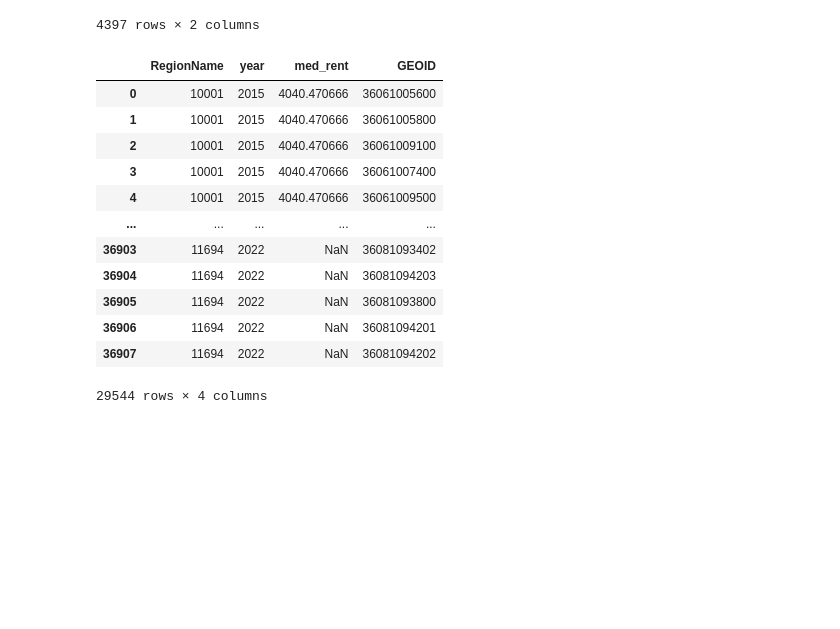
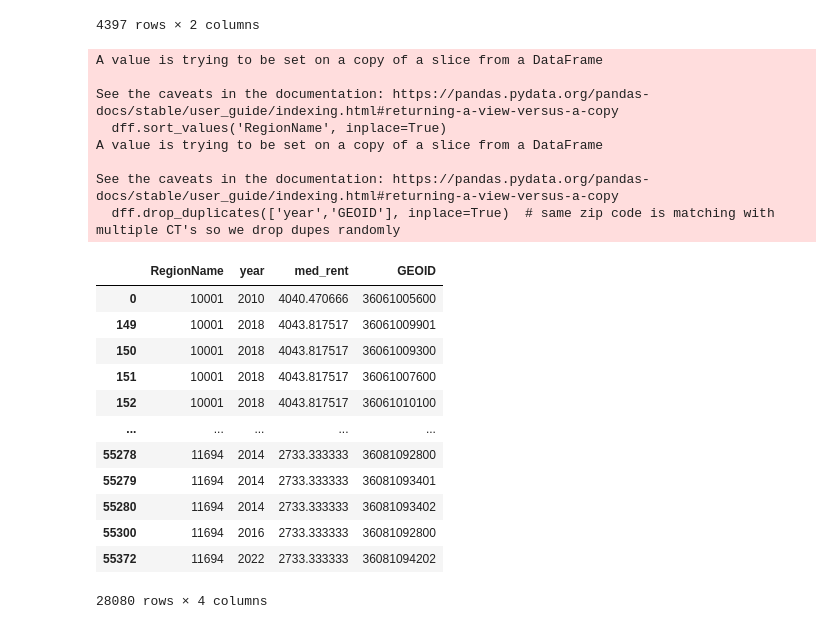
Before and after one commit to khyateed/forecasting-gentrification-nyc, a Jupyter notebook: zillow_data.ipynb, the cells around one changed output. Drawn from its saved outputs; the diff is of its cells as text; code cells hidden in the pictures; blank space fills up the shorter version.

```diff
--- a/zillow_data.ipynb
+++ b/zillow_data.ipynb
@@ -15,6 +15,4 @@ df = rent.melt(id_vars='RegionName',var_name='year',value_name='med_rent')
 df['year'] = pd.to_datetime(df['year']).dt.year
 df = df.groupby(['RegionName','year'])['med_rent'].mean().reset_index()
 df.RegionName = df.RegionName.astype(str)
-# df['year'] = pd.to_datetime(df['year'])
-df[-12:]
-pd.to_datetime(df['year'])
+df['year'] = pd.to_datetime(df['year'].astype(str))
@@ -36,9 +21,9 @@ Name: year, Length: 1460, dtype: datetime64[ns]
 # %%
 # expand date range to 2010
 
-full_date_range = pd.date_range(start='2010', end='2024', freq='YE')
+full_date_range = pd.date_range(start='2010-01-01', end='2024-01-01', freq='YS')
 more_yrs = df.groupby('RegionName')[['year','med_rent']].apply(lambda x: x.set_index('year').reindex(full_date_range))
 more_yrs = more_yrs.reset_index().rename(columns={'level_1':'year'})
-more_yrs[-20:]
+more_yrs[-14:]
 # %% [output]
 |  | RegionName | year | med_rent |
@@ -61,5 +44,6 @@ more_yrs[-20:]
 # %%
-# interpolate missing values
+# interpolate missing values TODO: interpolate using trend/percent change instead of just backfilling repeat value
 
-more_yrs.groupby('RegionName')[['year','med_rent']].apply(lambda x: x.bfill()).reset_index()
+df = more_yrs.groupby('RegionName')[['year','med_rent']].apply(lambda x: x.bfill()).reset_index().drop('level_1', axis=1)
+df
 # %% [output]
@@ -90,6 +74,9 @@ zips = zips.to_crs(epsg = 4326)
 # join files together on intersecion
 mapping = gpd.sjoin(zips, tracts, how='inner', predicate="intersects")[['ZCTA5CE20','GEOID']]
 mapping
+
+# add census tract to main dataframe
+merged = df.merge(mapping, left_on='RegionName', right_on='ZCTA5CE20', how='left').drop(['ZCTA5CE20'],axis=1)
 # %% [output]
 |  | ZCTA5CE20 | GEOID |
 | 9038 | 10152 | 36061010000 |
@@ -111,18 +94,29 @@ df = df.merge(mapping, left_on='RegionName', right_on='ZCTA5CE20', how='left').d
 # %%
 # remove 2024, 2023
-df = df[df.year.isin([2024, 2023])==False]
+merged['year'] = pd.to_datetime(merged['year']).dt.year
+dff = merged[merged.year.isin([2024, 2023])==False]
+dff.sort_values('RegionName', inplace=True)
+dff.drop_duplicates(['year','GEOID'], inplace=True)  # same zip code is matching with multiple CT's so we drop dupes randomly
 # %% [output]
+A value is trying to be set on a copy of a slice from a DataFrame
+
+See the caveats in the documentation: https://pandas.pydata.org/pandas-docs/stable/user_guide/indexing.html#returning-a-view-versus-a-copy
+  dff.sort_values('RegionName', inplace=True)
+A value is trying to be set on a copy of a slice from a DataFrame
+
+See the caveats in the documentation: https://pandas.pydata.org/pandas-docs/stable/user_guide/indexing.html#returning-a-view-versus-a-copy
+  dff.drop_duplicates(['year','GEOID'], inplace=True)  # same zip code is matching with multiple CT's so we drop dupes randomly
 |  | RegionName | year | med_rent | GEOID |
-| 0 | 10001 | 2015 | 4040.470666 | 36061005600 |
-| 1 | 10001 | 2015 | 4040.470666 | 36061005800 |
-| 2 | 10001 | 2015 | 4040.470666 | 36061009100 |
-| 3 | 10001 | 2015 | 4040.470666 | 36061007400 |
-| 4 | 10001 | 2015 | 4040.470666 | 36061009500 |
+| 0 | 10001 | 2010 | 4040.470666 | 36061005600 |
+| 149 | 10001 | 2018 | 4043.817517 | 36061009901 |
+| 150 | 10001 | 2018 | 4043.817517 | 36061009300 |
+| 151 | 10001 | 2018 | 4043.817517 | 36061007600 |
+| 152 | 10001 | 2018 | 4043.817517 | 36061010100 |
 | ... | ... | ... | ... | ... |
-| 36903 | 11694 | 2022 | NaN | 36081093402 |
-| 36904 | 11694 | 2022 | NaN | 36081094203 |
-| 36905 | 11694 | 2022 | NaN | 36081093800 |
-| 36906 | 11694 | 2022 | NaN | 36081094201 |
-| 36907 | 11694 | 2022 | NaN | 36081094202 |
+| 55278 | 11694 | 2014 | 2733.333333 | 36081092800 |
+| 55279 | 11694 | 2014 | 2733.333333 | 36081093401 |
+| 55280 | 11694 | 2014 | 2733.333333 | 36081093402 |
+| 55300 | 11694 | 2016 | 2733.333333 | 36081092800 |
+| 55372 | 11694 | 2022 | 2733.333333 | 36081094202 |
-29544 rows × 4 columns
+28080 rows × 4 columns
 # %%
```
Also changed, not shown: parts of 6 cells of this notebook, 1 other file.
